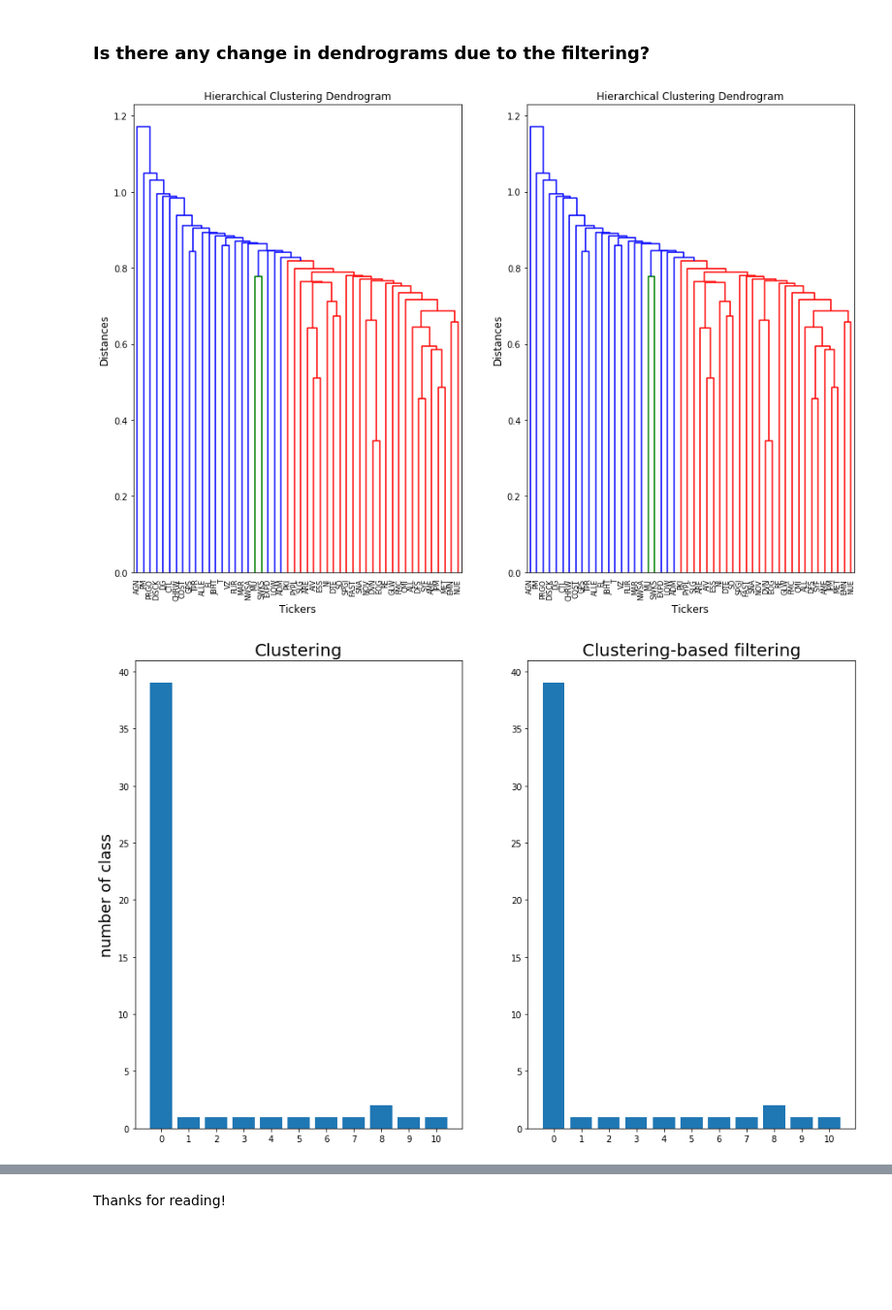
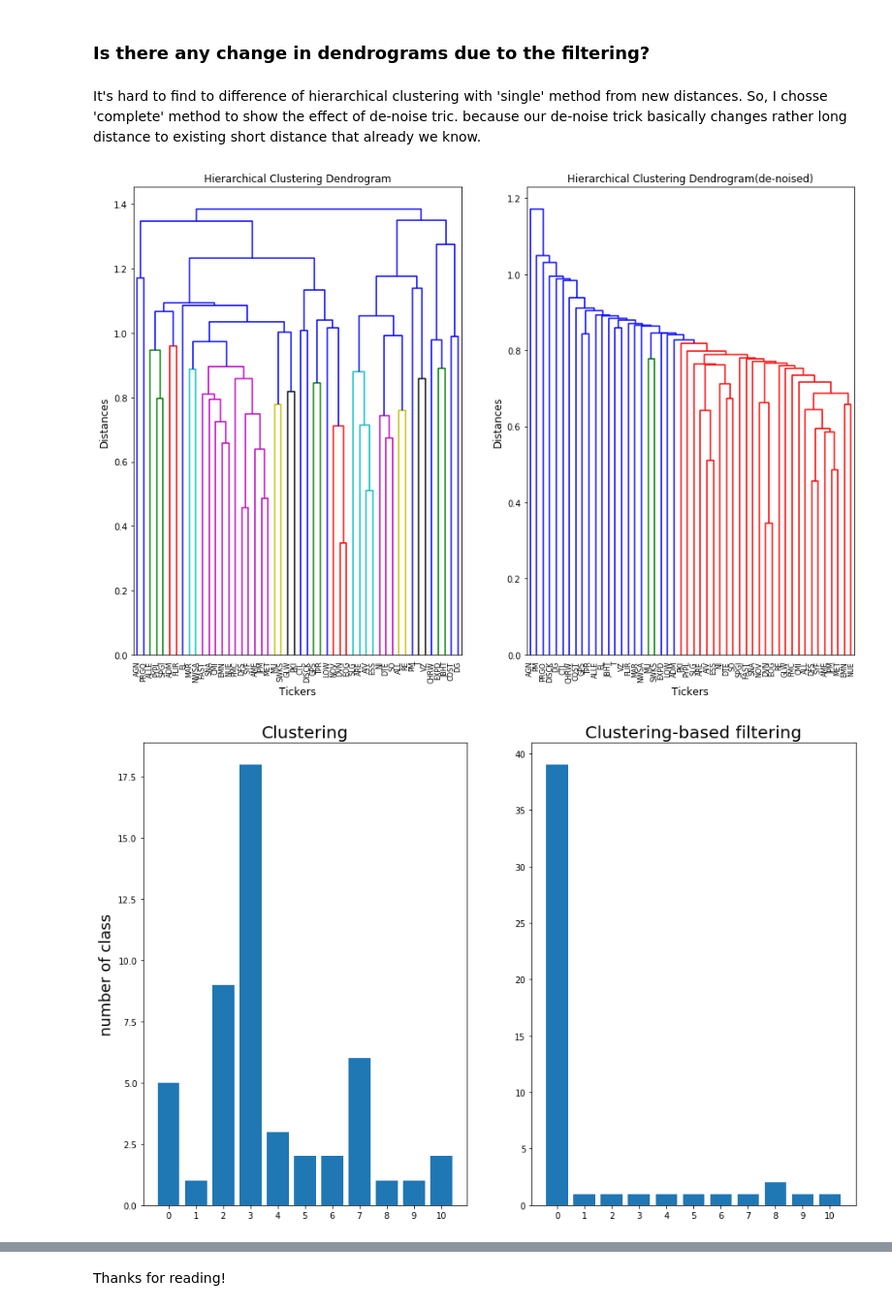
Before and after one commit to AI-Stuff/hudson-and-thames-research, a Jupyter notebook: Open-Source-Soldier-of-Fortune/jihobak-submission/submission_notebook.ipynb, the cells around one changed output, grey strips where cells are left out. Shown at 97% size. Cells and saved outputs as stored; diff of their text form; code cells hidden in the pictures; blank space fills up the shorter version.

Commit message:
change visualization for better understanding

```diff
--- a/Open-Source-Soldier-of-Fortune/jihobak-submission/submission_notebook.ipynb
+++ b/Open-Source-Soldier-of-Fortune/jihobak-submission/submission_notebook.ipynb
@@ -372,19 +363,21 @@ plt.show()
 # %% [markdown]
 ### Is there any change in dendrograms due to the filtering?
+# %% [markdown]
+It's hard to find to difference of hierarchical clustering  with 'single' method from new distances. So, I chosse 'complete' method to show the effect of de-noise tric. because our de-noise trick basically changes rather long distance to existing short distance that already we know.
 # %%
 plt.subplot(121)
-hc_single = linkage(squareform(distance_matrix), method="single")
-ddata = dendrogram(hc_single, labels=distance_matrix.index)
+hc_complete = linkage(squareform(distance_matrix), method="complete")
+ddata = dendrogram(hc_complete, labels=distance_matrix.index)
 plt.xlabel('Tickers', fontsize=12)
 plt.ylabel('Distances', fontsize=12)
 plt.title('Hierarchical Clustering Dendrogram', fontsize=12)
 
 plt.subplot(122)
-new_hc_single = linkage(get_condensed_distance_matrix(filtered_ds_matrix.to_numpy()), method="single")
-ddata = dendrogram(new_hc_single, labels=filtered_ds_matrix.index)
+new_hc_complete = linkage(get_condensed_distance_matrix(filtered_ds_matrix.to_numpy()), method="complete")
+ddata = dendrogram(new_hc_complete, labels=filtered_ds_matrix.index)
 plt.xlabel('Tickers', fontsize=12)
 plt.ylabel('Distances', fontsize=12)
-plt.title('Hierarchical Clustering Dendrogram', fontsize=12)
+plt.title('Hierarchical Clustering Dendrogram(de-noised)', fontsize=12)
 plt.show()
 # %% [output]
-[figure, old version]
+[figure, new version]
@@ -394,22 +384,22 @@ new_cluster_info = new_cluster_info.reshape(-1)
 # %%
 plt.subplot(121)
 plt.title('Clustering', fontsize=20)
-info = cluster_info
+info = cut_tree(hc_complete, NUM_CLUSTER).reshape(-1)
 ni = Counter(info)
 nh = list(ni.values())
 xpos = np.arange(NUM_CLUSTER)
 rects = plt.bar(xpos, nh, align='center')
 plt.xticks(xpos)
 plt.ylabel('number of class', fontsize=18)
 
 plt.subplot(122)
 plt.title('Clustering-based filtering', fontsize=20)
-info = new_cluster_info
+info = cut_tree(new_hc_complete, NUM_CLUSTER).reshape(-1)
 ni = Counter(info)
 nh = list(ni.values())
 xpos = np.arange(NUM_CLUSTER)
 rects = plt.bar(xpos, nh, align='center')
 plt.xticks(xpos)
 plt.show()
 # %% [output]
-[figure, old version]
+[figure, new version]
```
Also changed, not shown: parts of 23 cells of this notebook.
